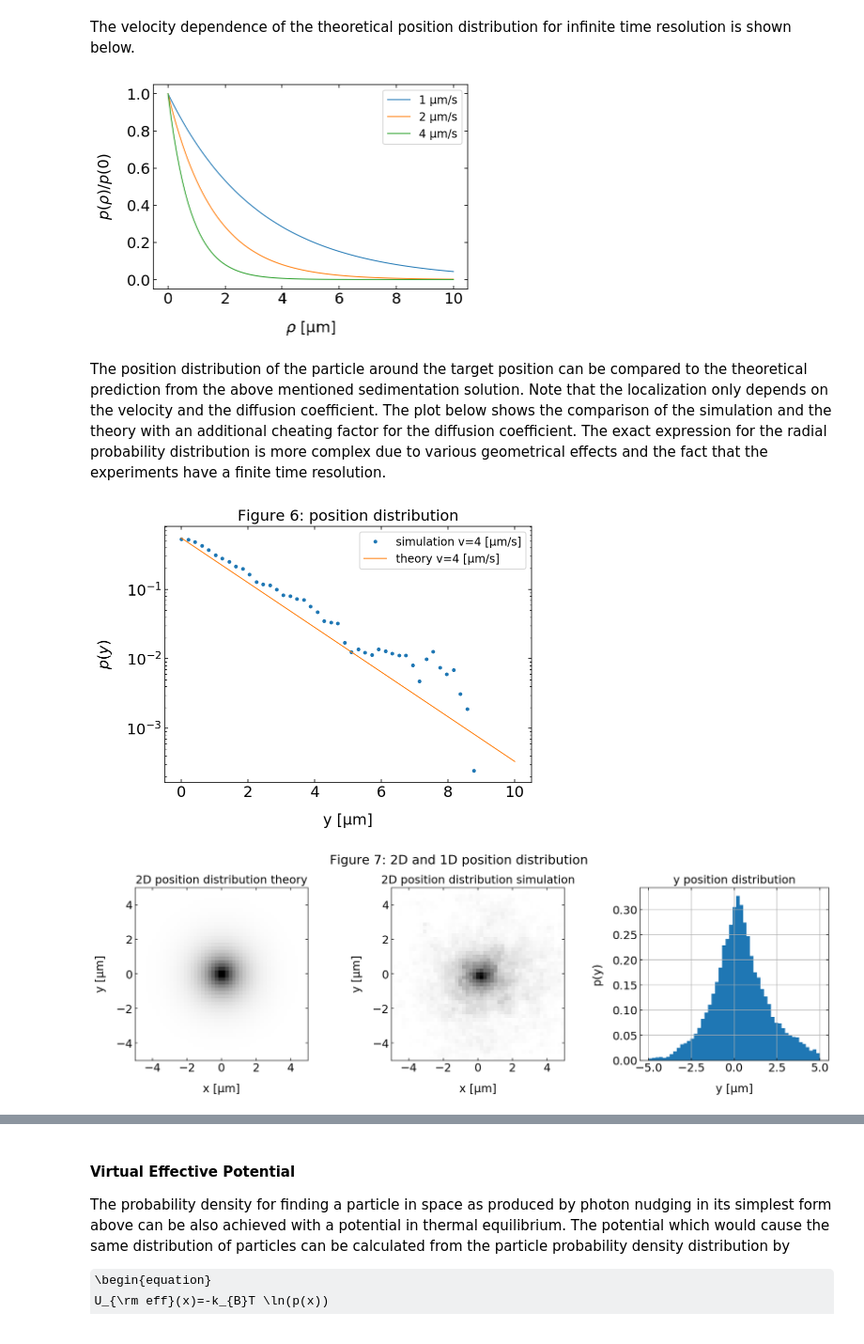
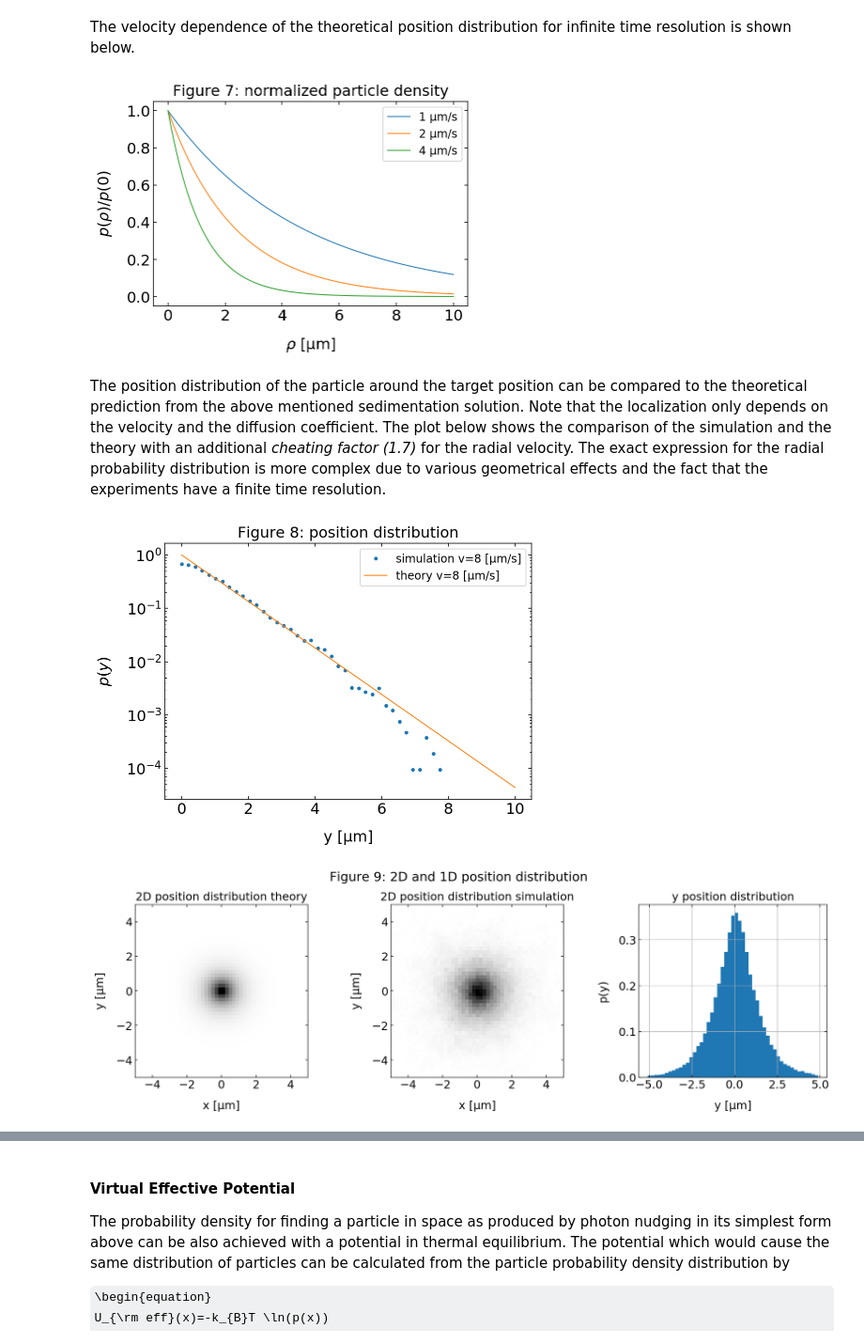
Before and after one commit to Molecular-Nanophotonics/Photon-Nudging, a Jupyter notebook: Photon Nudging.ipynb, the cells around one changed output, grey strips where cells are left out. Shown at 94% size. Cells and saved outputs as stored; diff of their text form; code cells hidden in the pictures; some formulas as TeX source.

```diff
--- a/Photon Nudging.ipynb
+++ b/Photon Nudging.ipynb
@@ -113,7 +115,7 @@ def genData_ap(N,_D,_Dr,_v,dt):
 #provide some parameters
 
 dt=0.05  # 50 ms time resolution
-v=10   # 10 µm/s velocity
+v=8   # 10 µm/s velocity
 D=D_T(1e-3,0.5e-6)*1e12   # µm^2/s diffusion coefficient
 Dr=D_R(1e-3,0.5e-6)   #  rad^2/s rotational diffusion
 N=100000 # number of steps
@@ -283,6 +289,7 @@ def genData_nudge(N,_D,_Dr,_v,_beta,_tar,_dt):
 
     #do the random walk
     x=np.zeros(len(vv))
+    x[0]=-10
     y=np.zeros(len(vv))
     nudge=np.zeros(len(vv))
     for i in range(1,len(vv)):
@@ -312,8 +321,8 @@ The following parameters are used for the photon nudging trajectory simulation.
 # %%
-dt=0.01  # 50 ms time resolution
+dt=0.05  # 50 ms time resolution
 a=0.5e-6  # particle radius
 eta=1e-3  # viscosity of water
-v=4  #  µm/s velocity
+v=8  #  µm/s velocity
 D=D_T(eta,a)*1e12   # µm^2/s diffusion coefficient
 Dr=D_R(eta,a)   # 0.1 rad^2/s rotational diffusion
 N=100000 # number of steps
@@ -450,16 +463,16 @@ rho=np.linspace(0,10,100)
 plt.plot(rho,p_rho(rho,fr*ft*1,D)/p_rho(rho,fr*ft*1,D)[0],label="1 µm/s")
 plt.plot(rho,p_rho(rho,fr*ft*2,D)/p_rho(rho,fr*ft*2,D)[0],label="2 µm/s")
 plt.plot(rho,p_rho(rho,fr*ft*4,D)/p_rho(rho,fr*ft*4,D)[0],label="4 µm/s")
-
+plt.title('Figure 7: normalized particle density')
 
 plt.legend()
 plt.xlabel(r'$\rho$ [µm]')
 plt.ylabel(r'$p(\rho)/p(0)$')
 plt.show()
 # %% [output]
-[figure, old version]
+[figure, new version]
 # %% [markdown]
-The position distribution of the particle around the target position can be compared to the theoretical prediction from the above mentioned sedimentation solution. Note that the localization only depends on the velocity and the diffusion coefficient. The plot below shows the comparison of the simulation and the theory with an additional cheating factor for the diffusion coefficient. The exact expression for the radial probability distribution is more complex due to various geometrical effects and the fact that the experiments have a finite time resolution.
+The position distribution of the particle around the target position can be compared to the theoretical prediction from the above mentioned sedimentation solution. Note that the localization only depends on the velocity and the diffusion coefficient. The plot below shows the comparison of the simulation and the theory with an additional *cheating factor (1.7)* for the radial velocity. The exact expression for the radial probability distribution is more complex due to various geometrical effects and the fact that the experiments have a finite time resolution.
 # %%
 plt.figure(figsize=(7,5))
 bins=np.linspace(0,10,50)
@@ -470,10 +483,10 @@ plt.ylabel('$p(y)$')
 plt.semilogy(bins,p_rho(bins,ft*fr*v/1.7,D),label='theory v={0:1.0f} [µm/s]'.format(v))
 plt.legend()
 
-plt.title('Figure 6: position distribution')
+plt.title('Figure 8: position distribution')
 plt.show()
 # %% [output]
-[figure, old version]
+[figure, new version]
 # %%
 xe=np.linspace(-5,5,50)
 ye=np.linspace(-5,5,50)
@@ -485,36 +498,37 @@ plt.figure(figsize=(15,5))
 
 plt.subplot(1,3,1)
 xe=np.linspace(-5,5,50)
 ye=np.linspace(-5,5,50)
 
 plt.imshow(p_i,extent=(xe.min(),xe.max(),ye.min(),ye.max()),cmap='gray_r')
 plt.title('2D position distribution theory')
 plt.xlabel('x [µm]')
 plt.ylabel('y [µm]')
 
 
 plt.subplot(1,3,2)
 xe=np.linspace(-5,5,50)
 ye=np.linspace(-5,5,50)
 n,x,y=np.histogram2d(dff.x,dff.y,bins=[xe,ye])
 plt.imshow(n,extent=(xe.min(),xe.max(),ye.min(),ye.max()),cmap='gray_r')
 plt.title('2D position distribution simulation')
 plt.xlabel('x [µm]')
 plt.ylabel('y [µm]')
 
 plt.subplot(1,3,3)
-dff['y'].hist(bins=ye,density=True)
+dy=(ye[1]-ye[0])/2
+dff['y'].hist(bins=ye-dy,density=True)
 plt.title('y position distribution')
 plt.xlabel('y [µm]')
 plt.ylabel('p(y)')
 
-plt.suptitle('Figure 7: 2D and 1D position distribution',fontsize=18)
+plt.suptitle('Figure 9: 2D and 1D position distribution',fontsize=18)
 plt.tight_layout()
 plt.subplots_adjust(top=0.85)
 
 plt.show()
 # %% [output]
-[figure, old version]
+[figure, new version]
 # %% [markdown]
 #### Effective Radial Velocity
 
```
Also changed, not shown: parts of 14 cells of this notebook, 1 other file.
